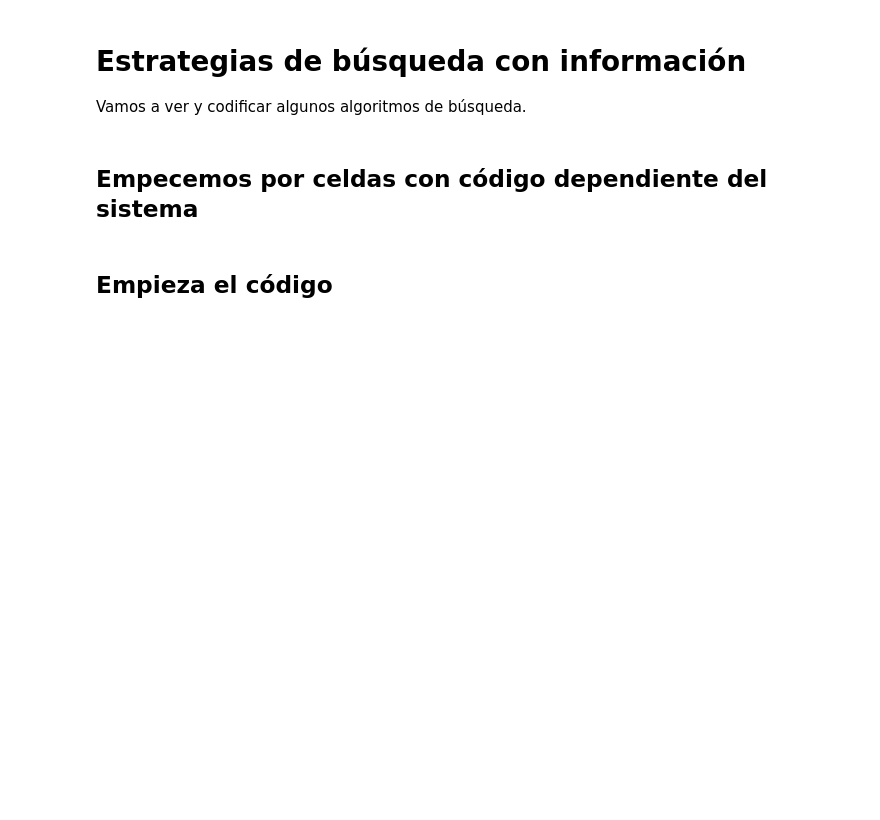
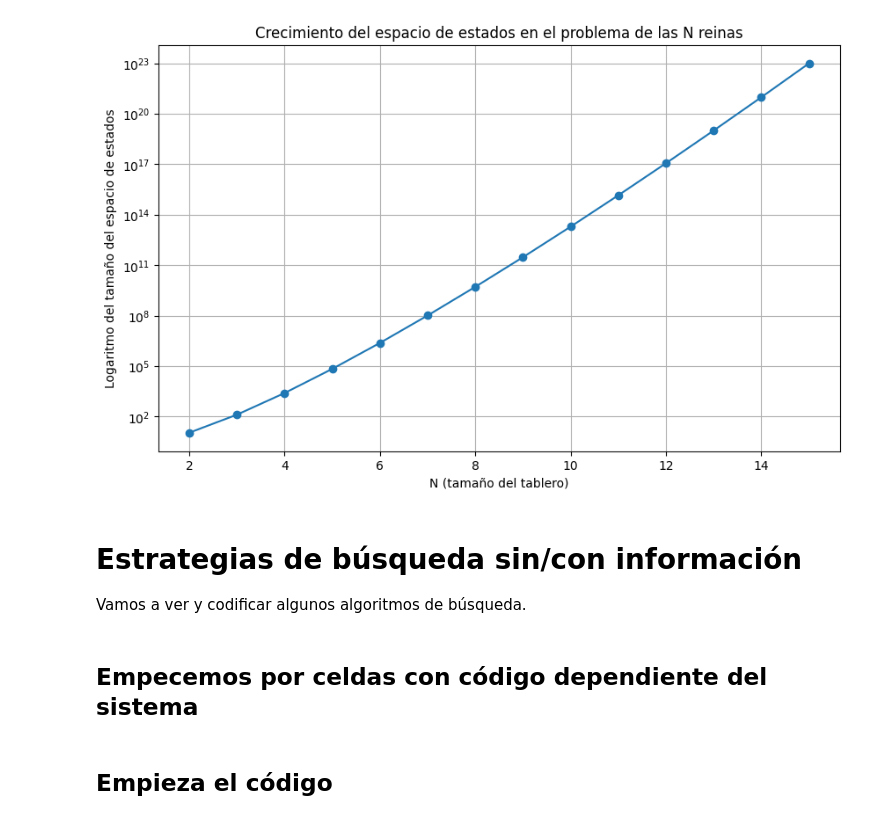
Before and after one commit to FranPuentes/iTI2024, a Jupyter notebook: Cap. 3 - búsquedas.ipynb, the cells around one changed output. Cells and saved outputs as stored; diff of their text form; code cells hidden in the pictures; blank space fills up the shorter version.

```diff
--- a/Cap. 3 - búsquedas.ipynb
+++ b/Cap. 3 - búsquedas.ipynb
@@ -7,5 +17,25 @@
+# %%
+import matplotlib.pyplot as plt
+from scipy.special import comb
+
+def state_space_size(N):
+    return sum(comb(N * N, k) for k in range(N + 1))
+
+N_values = list(range(2, 16))  # Aquí puedes extender el rango si lo deseas
+sizes = [state_space_size(N) for N in N_values]
+
+plt.figure(figsize=(10, 6))
+plt.plot(N_values, sizes, marker='o')
+plt.yscale("log")  # Escala logarítmica en el eje de las ordenadas
+plt.xlabel('N (tamaño del tablero)')
+plt.ylabel('Logaritmo del tamaño del espacio de estados')
+plt.title('Crecimiento del espacio de estados en el problema de las N reinas')
+plt.grid(True)
+plt.show()
+# %% [output]
+[figure, added]
 # %% [markdown]
-# **Estrategias de búsqueda con información**
+# **Estrategias de búsqueda sin/con información**
 
 Vamos a ver y codificar algunos algoritmos de búsqueda.
 # %% [markdown]
```
Also changed, not shown: parts of 3 cells of this notebook, 1 other file.
